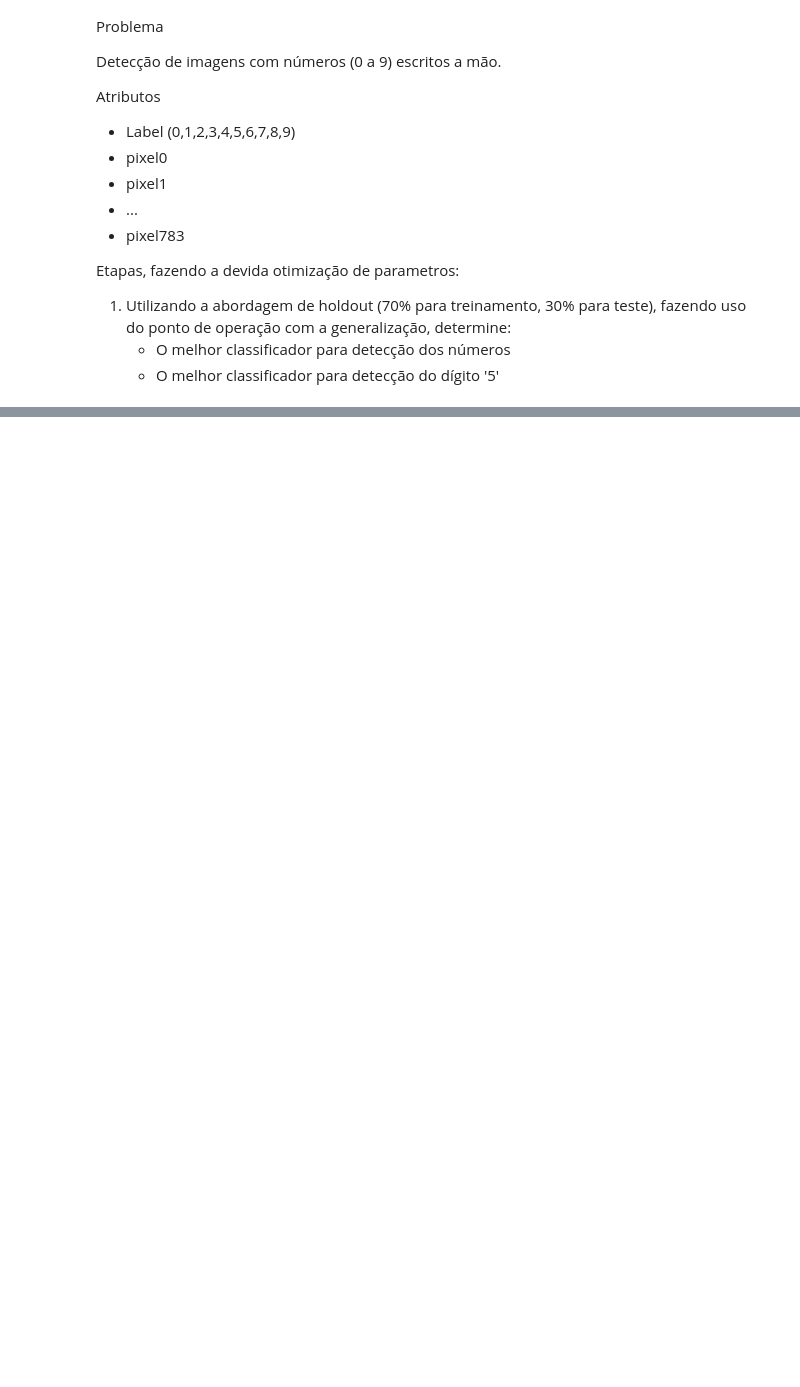
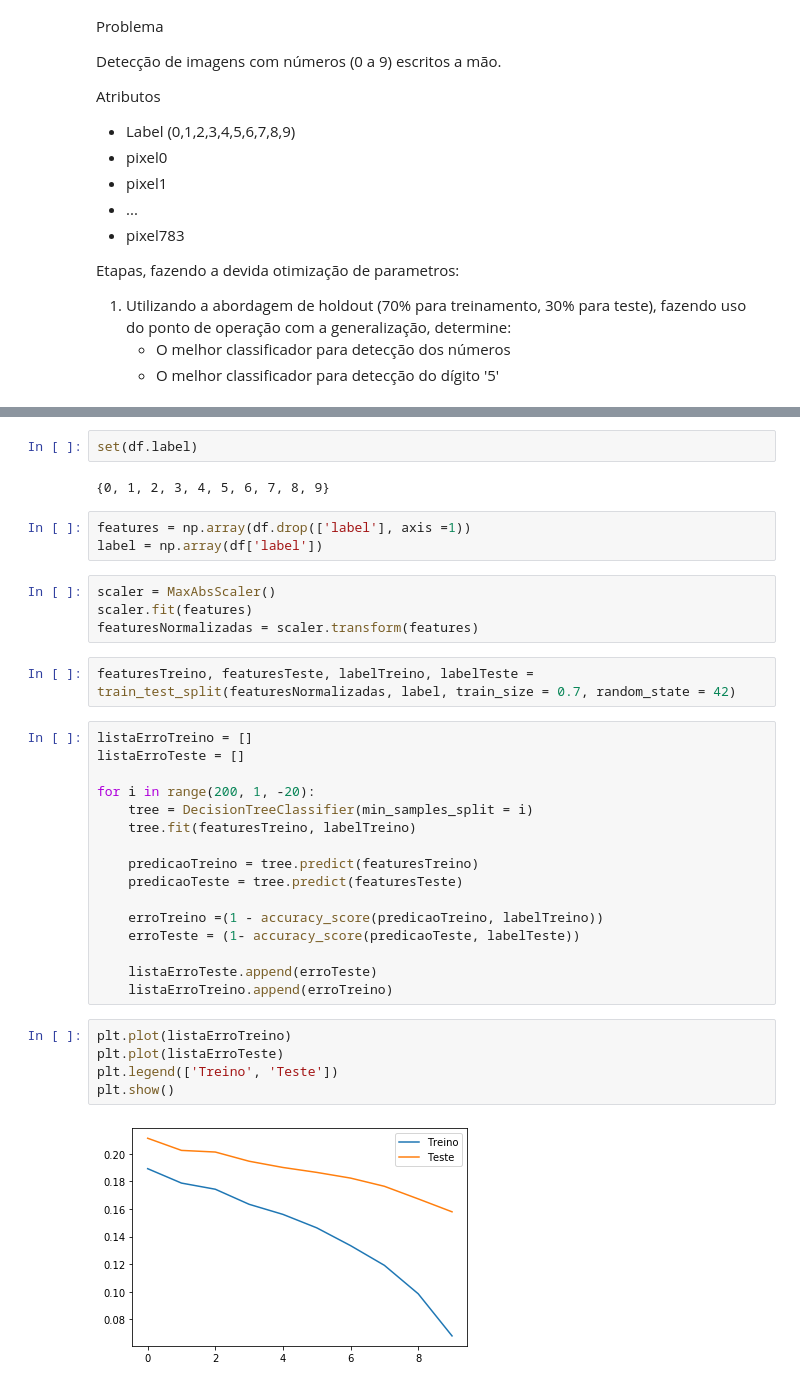
Before and after one commit to AleBark/Data-Mining-Basics, a Jupyter notebook: list_03/ex_03.ipynb, the cells around one changed output, grey strips where cells are left out. Cells and saved outputs as stored; diff of their text form; blank space fills up the shorter version.

Commit message:
lista 03 ok

```diff
--- a/list_03/ex_03.ipynb
+++ b/list_03/ex_03.ipynb
@@ -766,0 +798,36 @@ Etapas, fazendo a devida otimização de parametros:
+# %%
+set(df.label)
+# %% [output]
+{0, 1, 2, 3, 4, 5, 6, 7, 8, 9}
+# %%
+features = np.array(df.drop(['label'], axis =1))
+label = np.array(df['label'])
+# %%
+scaler = MaxAbsScaler()
+scaler.fit(features)
+featuresNormalizadas = scaler.transform(features)
+# %%
+featuresTreino, featuresTeste, labelTreino, labelTeste = train_test_split(featuresNormalizadas, label, train_size = 0.7, random_state = 42)
+# %%
+listaErroTreino = []
+listaErroTeste = []
+
+for i in range(200, 1, -20):
+    tree = DecisionTreeClassifier(min_samples_split = i)
+    tree.fit(featuresTreino, labelTreino)
+
+    predicaoTreino = tree.predict(featuresTreino)
+    predicaoTeste = tree.predict(featuresTeste)
+
+    erroTreino =(1 - accuracy_score(predicaoTreino, labelTreino))
+    erroTeste = (1- accuracy_score(predicaoTeste, labelTeste))
+
+    listaErroTeste.append(erroTeste)
+    listaErroTreino.append(erroTreino)
+# %%
+plt.plot(listaErroTreino)
+plt.plot(listaErroTeste)
+plt.legend(['Treino', 'Teste'])
+plt.show()
+# %% [output]
+[figure, added]
```
Also changed, not shown: parts of 29 cells of this notebook.
